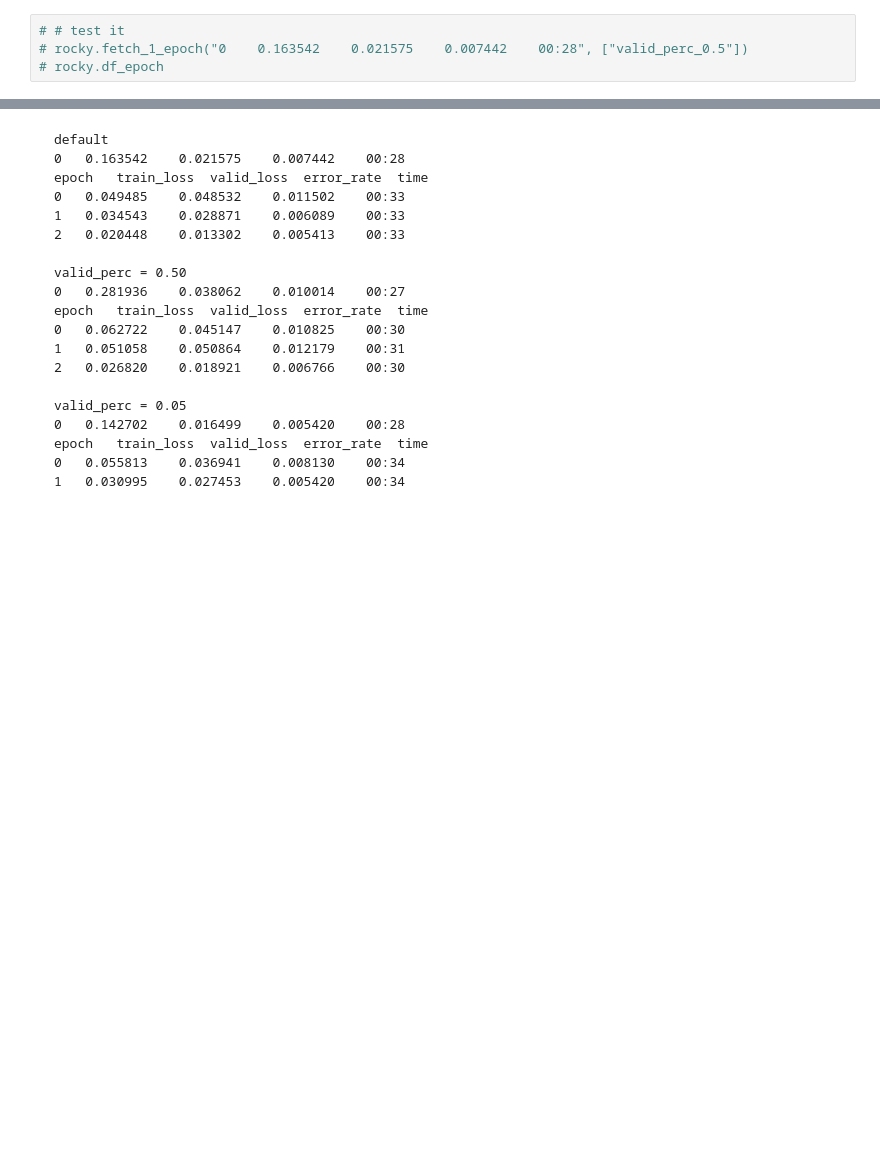
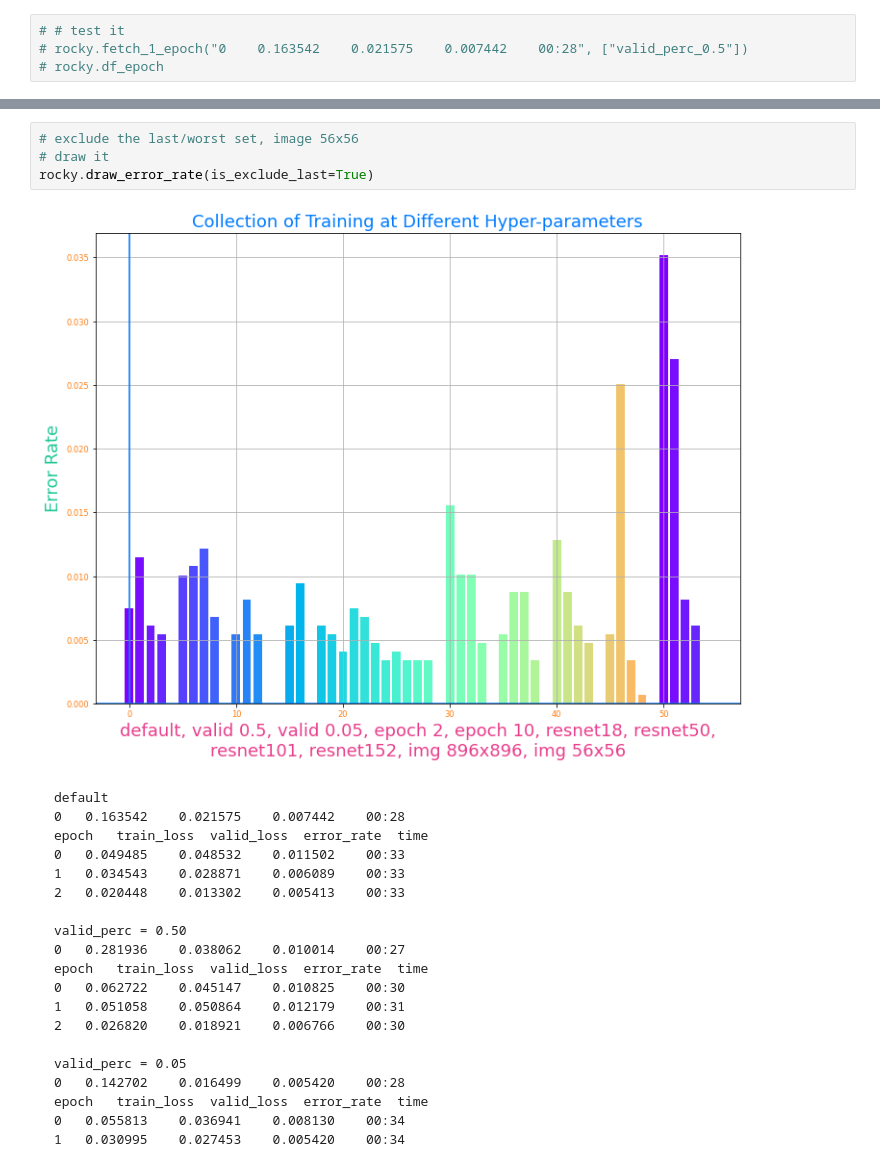
Before and after one commit to duchaba/fastbook, a Jupyter notebook: fastaibook_01_intro_d0hz.ipynb, the cells around one changed output, grey strips where cells are left out. Cells and saved outputs as stored; diff of their text form; blank space fills up the shorter version.

```diff
--- a/fastaibook_01_intro_d0hz.ipynb
+++ b/fastaibook_01_intro_d0hz.ipynb
@@ -980,3 +1109,9 @@ rocky.fetch_result_data()
+# %%
+# exclude the last/worst set, image 56x56
+# draw it
+rocky.draw_error_rate(is_exclude_last=True)
+# %% [output]
+[figure, added]
 # %% [markdown]
 <pre>default
 0	0.163542	0.021575	0.007442	00:28
```
Also changed, not shown: parts of 7 cells of this notebook.
